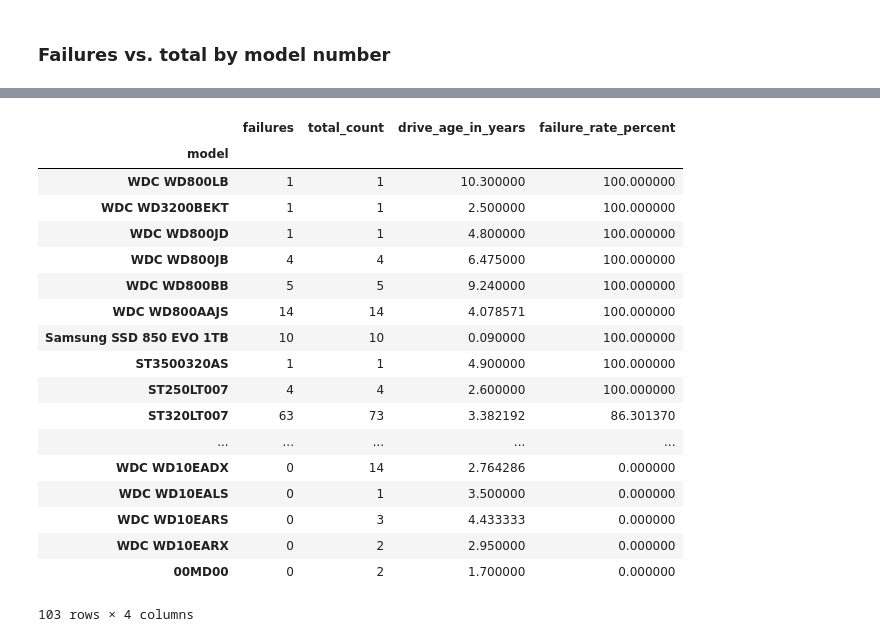
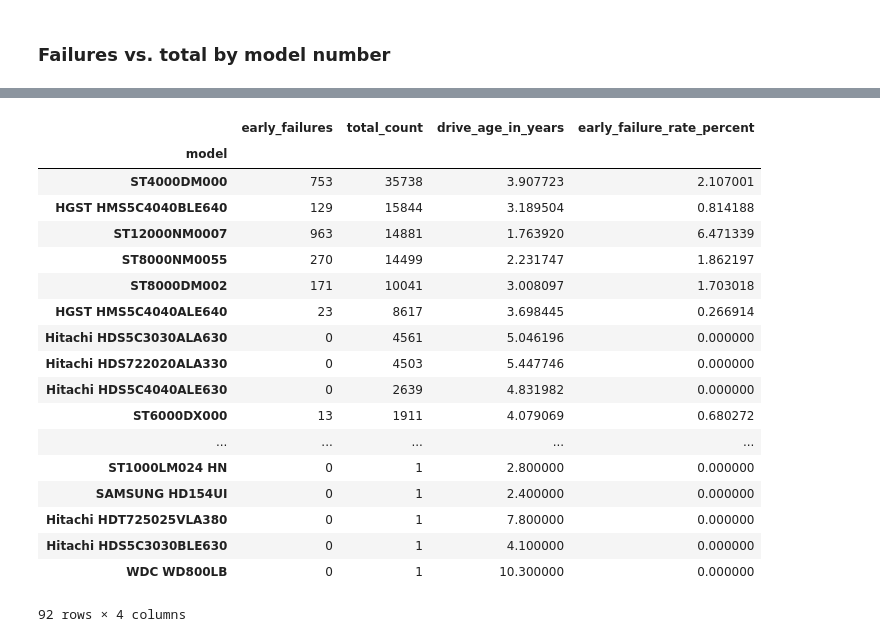
Before and after one commit to just-keep-spinning/hard-drive-project, a Jupyter notebook: david_capstone_folder/david_test.ipynb, the cells around one changed output, grey strips where cells are left out. Drawn from its saved outputs; the diff is of its cells as text; code cells hidden in the pictures.

```diff
--- a/david_capstone_folder/david_test.ipynb
+++ b/david_capstone_folder/david_test.ipynb
@@ -53,0 +96,4 @@ df.head()
+# %%
+df = explore.early_failure(df)
+# %%
+df = explore.get_quartile(df)
@@ -129,4 +203,5 @@ manu.groupby('manufacturer',sort=True).mean()
 # %% [markdown]
 ### Failures vs. total by model number
 # %%
-agg = df.groupby(['model']).agg({'failure' : 'sum', 'model' : 'count', 'drive_age_in_years':'mean'})
+agg_model = df.groupby(['model']).agg({'early_failure' : 'sum', 'model' : 'count', 'drive_age_in_years':'mean'})
+agg_model.rename(columns={'early_failure':'early_failures', 'model':'total_count'}, inplace=True)
@@ -136,0 +208,3 @@ agg['failure_rate_percent'] = agg['failures'] / agg['total_count'] * 100
+# %%
+agg_model['early_failure_rate_percent'] = agg_model['early_failures'] / agg_model['total_count'] * 100
+agg_model.sort_values(by=['early_failure_rate_percent'], ascending = False)
@@ -137,22 +231,22 @@ agg['failure_rate_percent'] = agg['failures'] / agg['total_count'] * 100
 # %%
-agg.sort_values(by=['failure_rate_percent'], ascending = False)
+agg_model.sort_values(by=['total_count'], ascending = False)
 # %% [output]
-|  | failures | total_count | drive_age_in_years | failure_rate_percent |
+|  | early_failures | total_count | drive_age_in_years | early_failure_rate_percent |
 | model |  |  |  |  |
-| WDC WD800LB | 1 | 1 | 10.300000 | 100.000000 |
-| WDC WD3200BEKT | 1 | 1 | 2.500000 | 100.000000 |
-| WDC WD800JD | 1 | 1 | 4.800000 | 100.000000 |
-| WDC WD800JB | 4 | 4 | 6.475000 | 100.000000 |
-| WDC WD800BB | 5 | 5 | 9.240000 | 100.000000 |
-| WDC WD800AAJS | 14 | 14 | 4.078571 | 100.000000 |
-| Samsung SSD 850 EVO 1TB | 10 | 10 | 0.090000 | 100.000000 |
-| ST3500320AS | 1 | 1 | 4.900000 | 100.000000 |
-| ST250LT007 | 4 | 4 | 2.600000 | 100.000000 |
-| ST320LT007 | 63 | 73 | 3.382192 | 86.301370 |
+| ST4000DM000 | 753 | 35738 | 3.907723 | 2.107001 |
+| HGST HMS5C4040BLE640 | 129 | 15844 | 3.189504 | 0.814188 |
+| ST12000NM0007 | 963 | 14881 | 1.763920 | 6.471339 |
+| ST8000NM0055 | 270 | 14499 | 2.231747 | 1.862197 |
+| ST8000DM002 | 171 | 10041 | 3.008097 | 1.703018 |
+| HGST HMS5C4040ALE640 | 23 | 8617 | 3.698445 | 0.266914 |
+| Hitachi HDS5C3030ALA630 | 0 | 4561 | 5.046196 | 0.000000 |
+| Hitachi HDS722020ALA330 | 0 | 4503 | 5.447746 | 0.000000 |
+| Hitachi HDS5C4040ALE630 | 0 | 2639 | 4.831982 | 0.000000 |
+| ST6000DX000 | 13 | 1911 | 4.079069 | 0.680272 |
 | ... | ... | ... | ... | ... |
-| WDC WD10EADX | 0 | 14 | 2.764286 | 0.000000 |
-| WDC WD10EALS | 0 | 1 | 3.500000 | 0.000000 |
-| WDC WD10EARS | 0 | 3 | 4.433333 | 0.000000 |
-| WDC WD10EARX | 0 | 2 | 2.950000 | 0.000000 |
-| 00MD00 | 0 | 2 | 1.700000 | 0.000000 |
+| ST1000LM024 HN | 0 | 1 | 2.800000 | 0.000000 |
+| SAMSUNG HD154UI | 0 | 1 | 2.400000 | 0.000000 |
+| Hitachi HDT725025VLA380 | 0 | 1 | 7.800000 | 0.000000 |
+| Hitachi HDS5C3030BLE630 | 0 | 1 | 4.100000 | 0.000000 |
+| WDC WD800LB | 0 | 1 | 10.300000 | 0.000000 |
-103 rows × 4 columns
+92 rows × 4 columns
```
Also changed, not shown: parts of 58 cells of this notebook, 4 other files.
